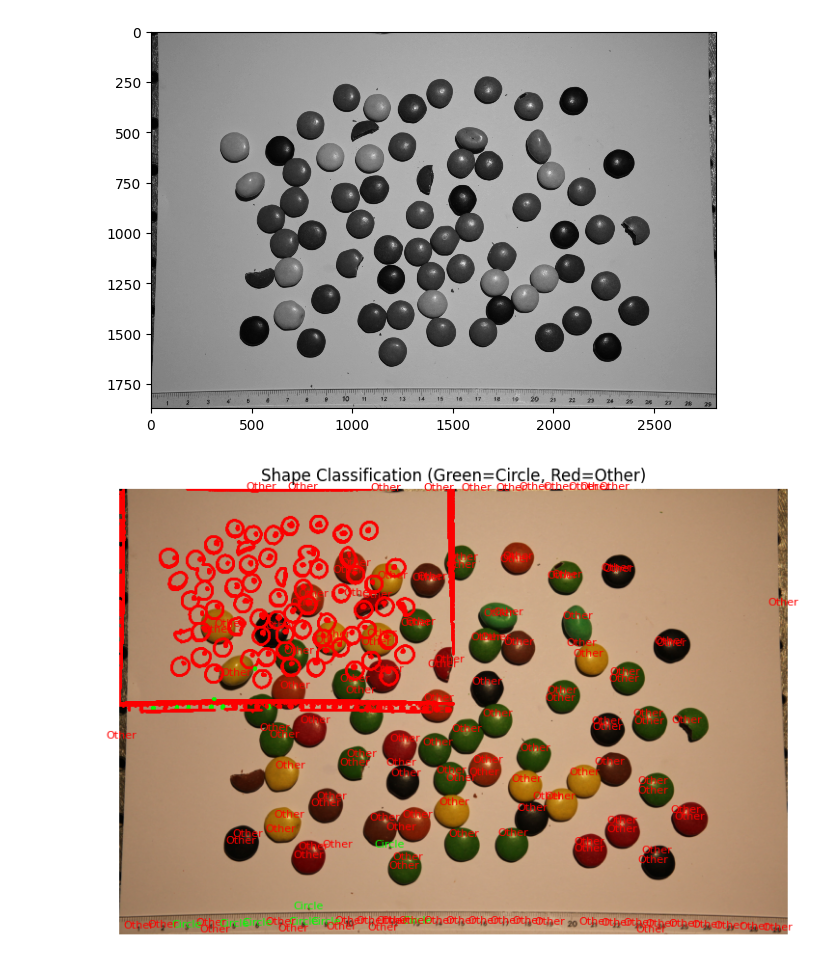
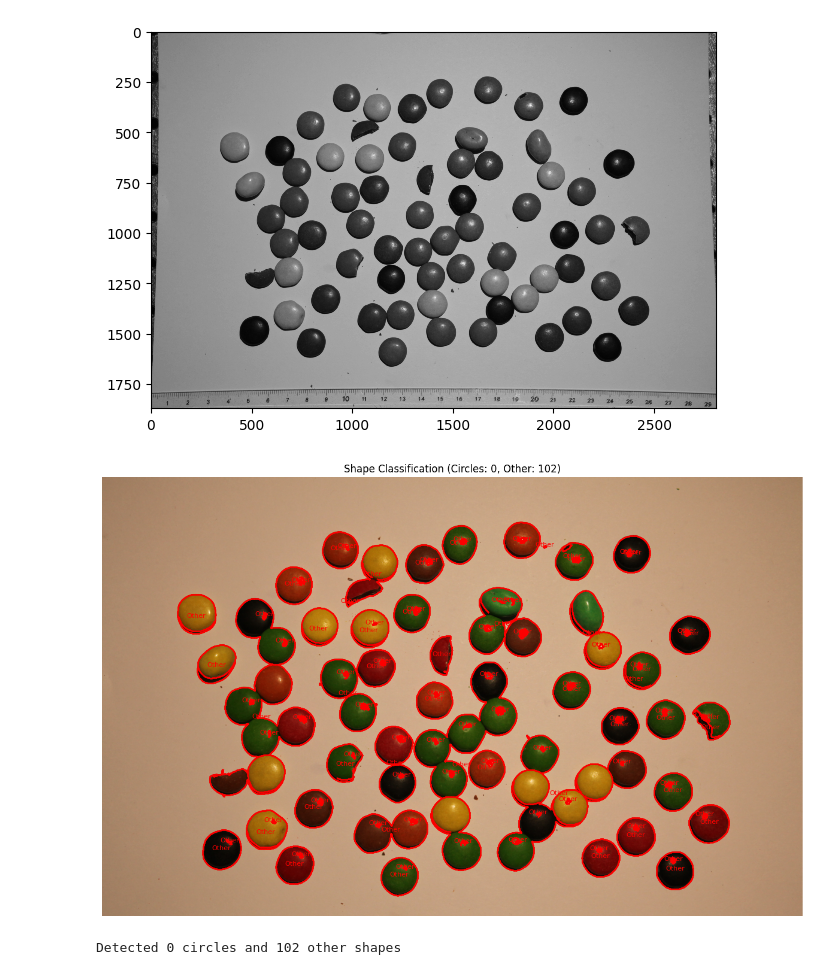
Before and after one commit to fredericstrand/INF250, a Jupyter notebook: assignment_2/assignment_2.ipynb, the cells around one changed output. Saved outputs shown, nothing was run; the diff lists cells and outputs as text; code cells hidden in the pictures.

```diff
--- a/assignment_2/assignment_2.ipynb
+++ b/assignment_2/assignment_2.ipynb
@@ -36,43 +36,79 @@ skimage.io.imshow(blurred_image);
 # %% [output]
 [figure]
 # %%
-# Detect edges using the Canny edge detector
-edges = skimage.feature.canny(blurred_image, sigma=1)
+import numpy as np
+import skimage
+from skimage import filters, morphology, measure, feature
+from scipy import ndimage
+import matplotlib.pyplot as plt
+
+image = skimage.io.imread('IMG_2754_nonstop_alltogether.jpg')
+
+crop_top = 100
+crop_bottom = -250
+crop_left = 100
+crop_right = -100
+
+image_cropped = image[crop_top:crop_bottom, crop_left:crop_right]
+
+gray = skimage.color.rgb2gray(image_cropped)
+blurred = filters.gaussian(gray, sigma=2)
+
+edges = feature.canny(blurred, sigma=1)
 
 filled = morphology.remove_small_holes(edges, area_threshold=100)
 filled = morphology.binary_closing(filled, morphology.disk(3))
 
 labels = measure.label(filled)
 regions = measure.regionprops(labels)
 
-fig, ax = plt.subplots(figsize=(10, 6))
-ax.imshow(image)
+fig, ax = plt.subplots(figsize=(12, 8))
+ax.imshow(image_cropped)
+
+circles = []
+others = []
 
 for region in regions:
     area = region.area
     perimeter = region.perimeter
+
+    if area < 200:
+        continue
+
     if perimeter == 0:
         continue
+
     circularity = 4 * np.pi * area / (perimeter ** 2)
 
-    if area < 100:
-        continue
+    major_axis = region.axis_major_length
+    minor_axis = region.axis_minor_length
+    if major_axis > 0:
+        axis_ratio = minor_axis / major_axis
+    else:
+        axis_ratio = 0
 
-    y, x = np.array(region.centroid) / SCALE
+    y, x = region.centroid
 
-    if circularity > 0.7:
-        color_ = 'lime'
+    if circularity > 0.85 and axis_ratio > 0.9:
+        color = 'lime'
         label = "Circle"
+        circles.append(region)
     else:
-        color_ = 'red'
+        color = 'red'
         label = "Other"
+        others.append(region)
 
     for coords in region.coords:
-        ax.plot(coords[1], coords[0], '.', color=color_, markersize=0.5)
-    ax.text(x, y, label, color=color_, fontsize=8, ha='center')
+        ax.plot(coords[1], coords[0], '.', color=color, markersize=0.5)
 
-ax.set_title("Shape Classification (Green=Circle, Red=Other)")
+    ax.text(x, y, label, color=color, fontsize=8, ha='center')
+
+ax.set_title(f"Shape Classification (Circles: {len(circles)}, Other: {len(others)})")
 ax.axis('off')
+plt.tight_layout()
 plt.show()
+
+print(f"\nDetected {len(circles)} circles and {len(others)} other shapes")
 # %% [output]
-[figure, old version]
+[figure, new version]
+Detected 0 circles and 102 other shapes
```
